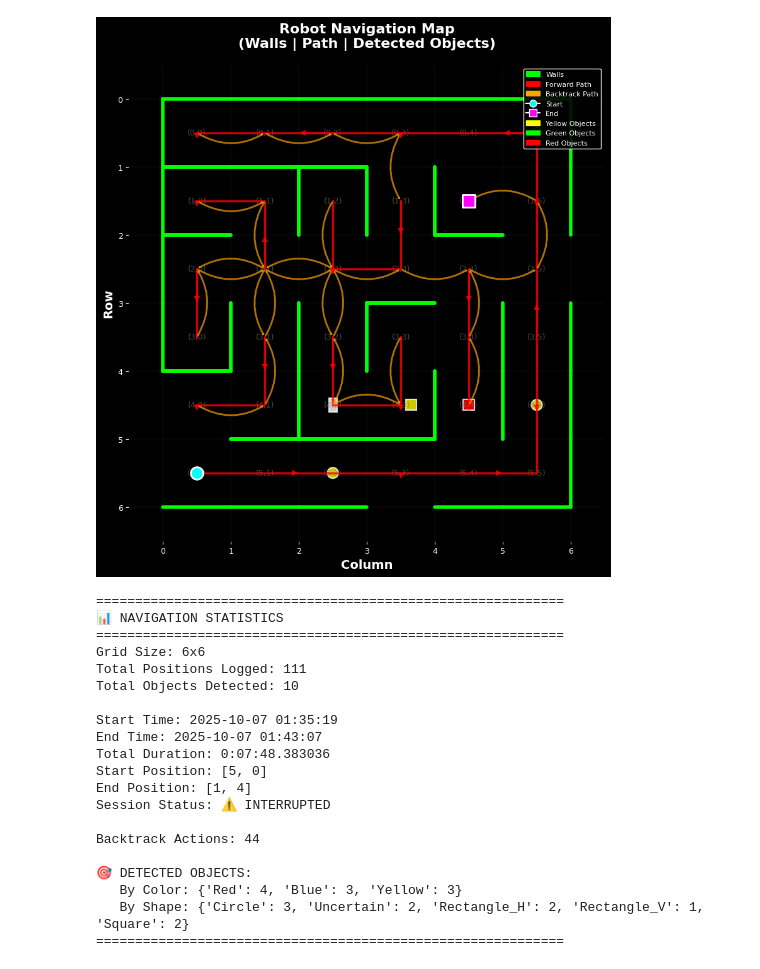
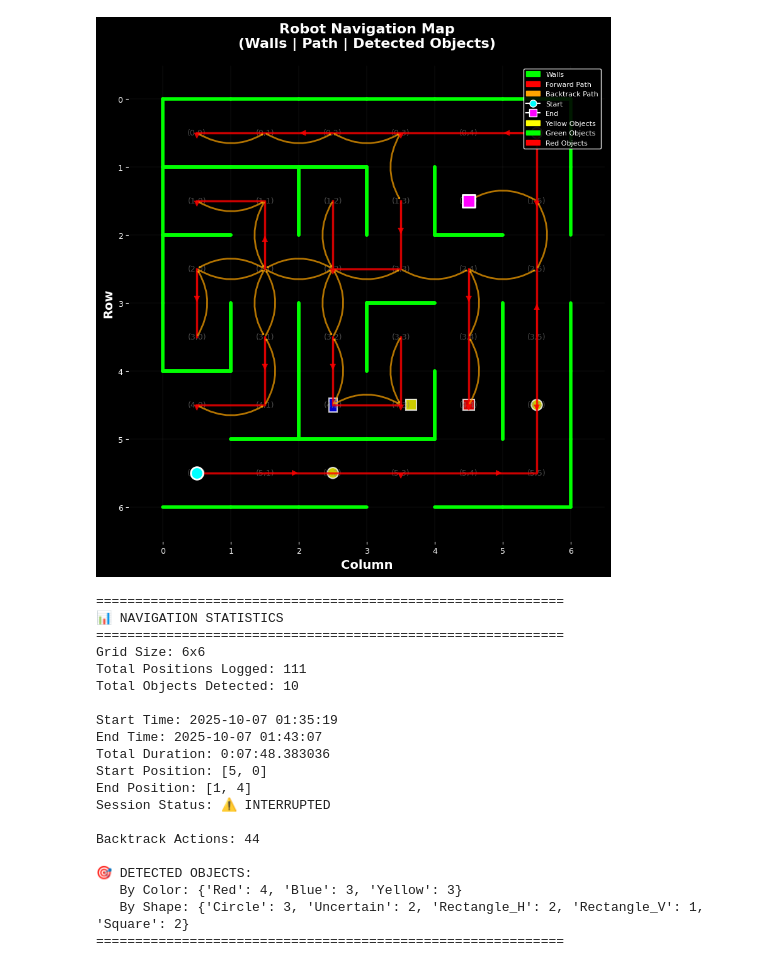
Before and after one commit to Anandaa69/Robot_Module_2-1, a Jupyter notebook: Assignment/data_2/mapping_3upgrade.ipynb, the cells around one changed output. Saved outputs shown, nothing was run; the diff lists cells and outputs as text; code cells hidden in the pictures.

```diff
--- a/Assignment/data_2/mapping_3upgrade.ipynb
+++ b/Assignment/data_2/mapping_3upgrade.ipynb
@@ -102,6 +102,8 @@ def plot_comprehensive_map():
                 mpl_color = 'lime'
             elif color == 'red':
                 mpl_color = 'red'
+            elif color == 'blue':
+                mpl_color = 'blue'
             else:
                 mpl_color = 'white'
 
@@ -251,34 +253,34 @@ def plot_comprehensive_map():
         print(f"\nStart Time: {start_time.strftime('%Y-%m-%d %H:%M:%S')}")
         print(f"End Time: {end_time.strftime('%Y-%m-%d %H:%M:%S')}")
         print(f"Total Duration: {duration}")
         print(f"Start Position: {position_log[0]['position']}")
         print(f"End Position: {position_log[-1]['position']}")
         print(f"Session Status: {'⚠️ INTERRUPTED' if robot_data['session_info']['interrupted'] else '✅ COMPLETED'}")
 
     # นับจำนวน backtrack
     backtrack_count = sum(1 for log in position_log if 'Backtrack' in log['action'])
     print(f"\nBacktrack Actions: {backtrack_count}")
 
     # สรุปวัตถุ
     print(f"\n🎯 DETECTED OBJECTS:")
     color_counts = {}
     shape_counts = {}
     for obj in detected_objects:
         color = obj['color']
         shape = obj['shape']
         color_counts[color] = color_counts.get(color, 0) + 1
         shape_counts[shape] = shape_counts.get(shape, 0) + 1
 
     print(f"   By Color: {dict(color_counts)}")
     print(f"   By Shape: {dict(shape_counts)}")
     print("="*60 + "\n")
 
 
 # ==================== เรียกใช้งาน ====================
 if __name__ == "__main__":
     plot_comprehensive_map()
 # %% [output]
-[figure, old version]
+[figure, new version]
 ============================================================
 📊 NAVIGATION STATISTICS
 ============================================================
```
Also changed, not shown: parts of 1 cell of this notebook, 1 other file.
